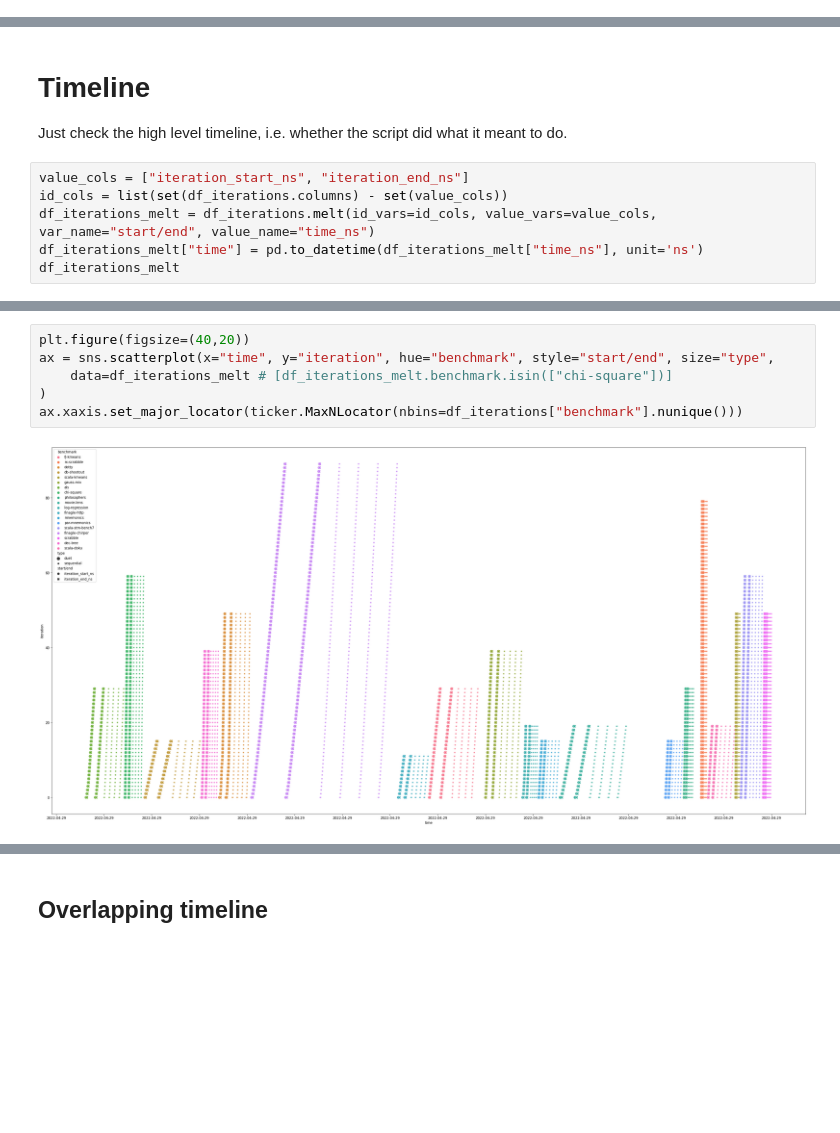
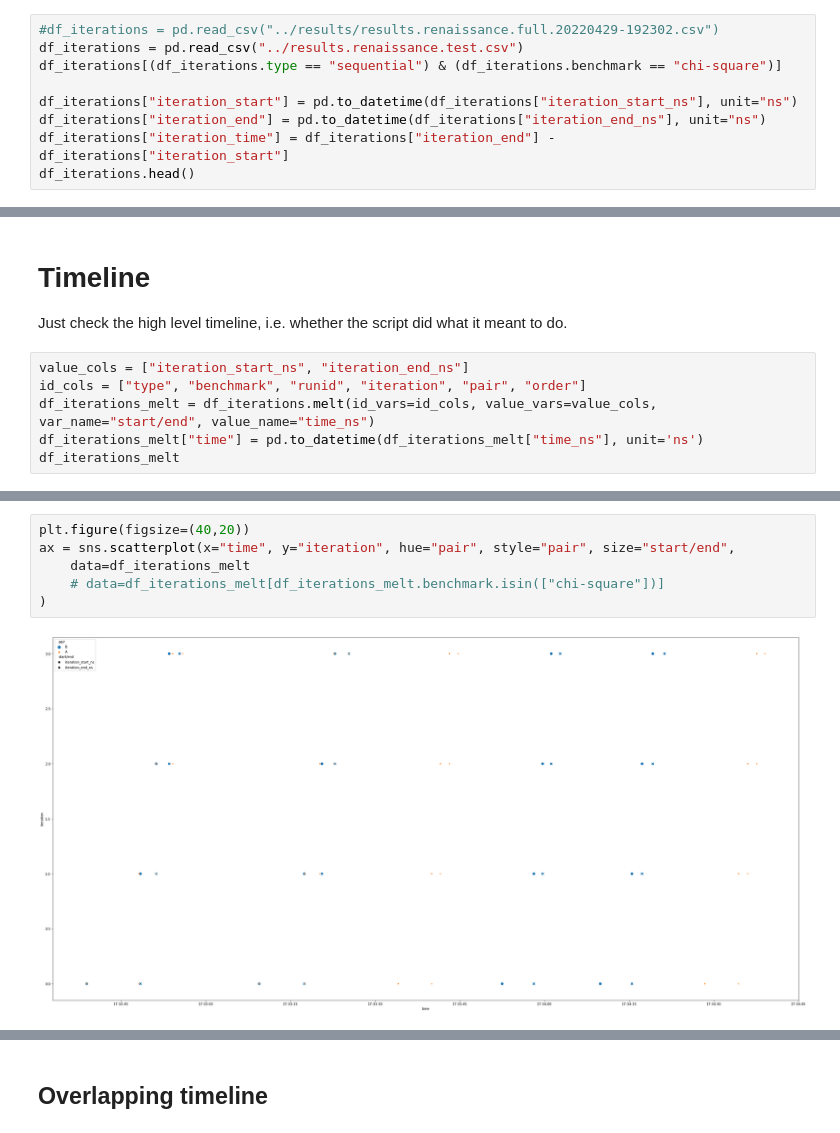
Before and after one commit to TomasDrozdik/asynchronous-duet, a Jupyter notebook: duet/analyze.ipynb, the cells around one changed output, grey strips where cells are left out. Cells and saved outputs as stored; diff of their text form; blank space fills up the shorter version.

Commit message:
Prepare for multiple benchmark suites

```diff
--- a/duet/analyze.ipynb
+++ b/duet/analyze.ipynb
@@ -37,0 +12,9 @@ df_iterations
+# %%
+#df_iterations = pd.read_csv("../results/results.renaissance.full.20220429-192302.csv")
+df_iterations = pd.read_csv("../results.renaissance.test.csv")
+df_iterations[(df_iterations.type == "sequential") & (df_iterations.benchmark == "chi-square")]
+
+df_iterations["iteration_start"] = pd.to_datetime(df_iterations["iteration_start_ns"], unit="ns")
+df_iterations["iteration_end"] = pd.to_datetime(df_iterations["iteration_end_ns"], unit="ns")
+df_iterations["iteration_time"] = df_iterations["iteration_end"] - df_iterations["iteration_start"]
+df_iterations.head()
@@ -41,7 +31,7 @@ df_iterations
 Just check the high level timeline, i.e. whether the script did what it meant to do.
 # %%
 value_cols = ["iteration_start_ns", "iteration_end_ns"]
-id_cols = list(set(df_iterations.columns) - set(value_cols))
+id_cols = ["type", "benchmark", "runid", "iteration", "pair", "order"]
 df_iterations_melt = df_iterations.melt(id_vars=id_cols, value_vars=value_cols, var_name="start/end", value_name="time_ns")
 df_iterations_melt["time"] = pd.to_datetime(df_iterations_melt["time_ns"], unit='ns')
 df_iterations_melt
@@ -62,8 +52,8 @@ df_iterations_melt
 # %%
 plt.figure(figsize=(40,20))
-ax = sns.scatterplot(x="time", y="iteration", hue="benchmark", style="start/end", size="type",
-    data=df_iterations_melt # [df_iterations_melt.benchmark.isin(["chi-square"])]
+ax = sns.scatterplot(x="time", y="iteration", hue="pair", style="pair", size="start/end",
+    data=df_iterations_melt
+    # data=df_iterations_melt[df_iterations_melt.benchmark.isin(["chi-square"])]
 )
-ax.xaxis.set_major_locator(ticker.MaxNLocator(nbins=df_iterations["benchmark"].nunique()))
 # %% [output]
-[figure, old version]
+[figure, new version]
```
Also changed, not shown: parts of 23 cells of this notebook, 17 other files.
